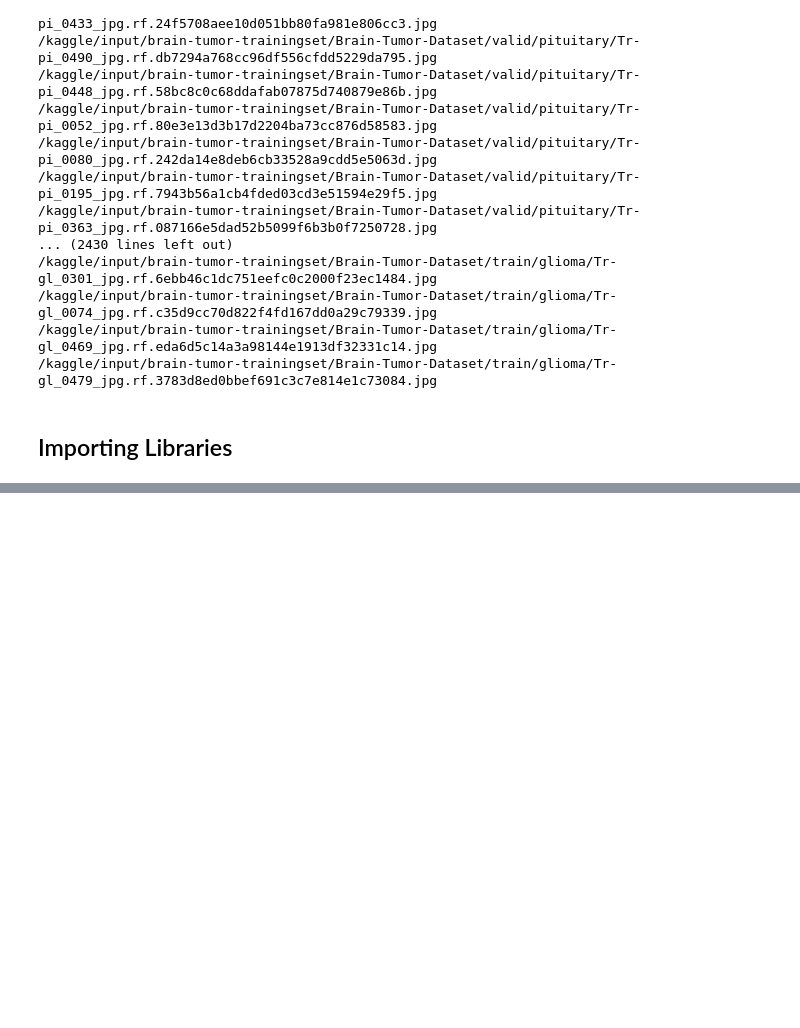
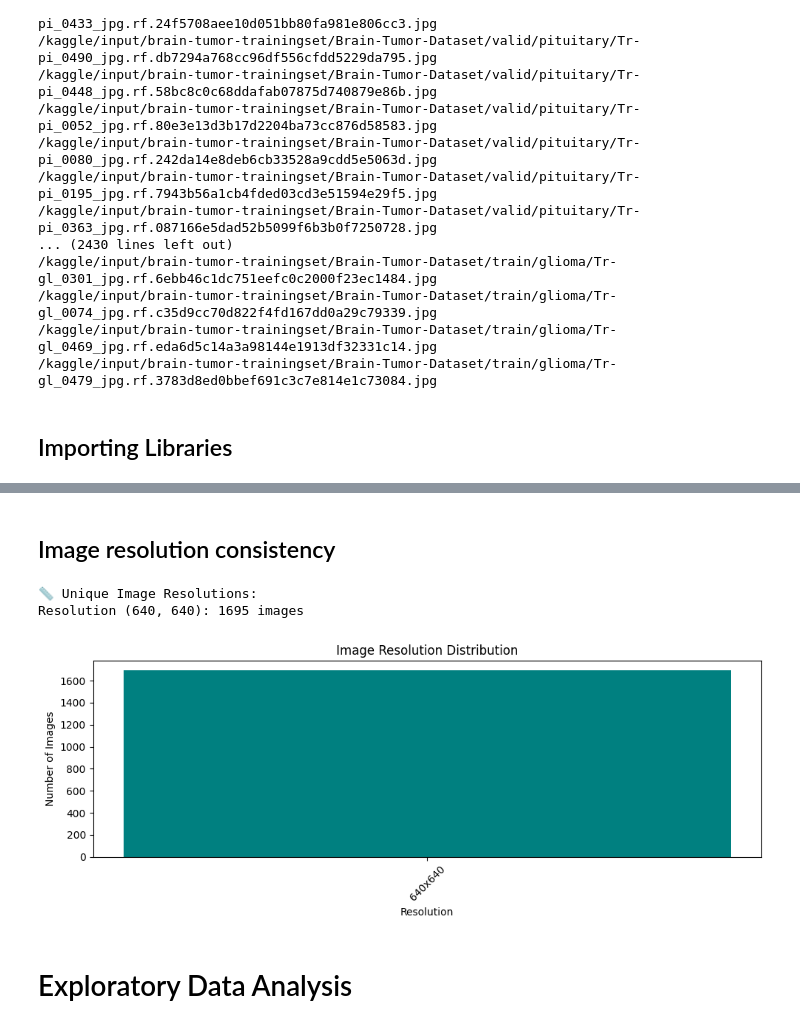
Before and after one commit to Jan2309jr/Brain-Tumor-MRI-Image-Classification, a Jupyter notebook: brain-tumor-detection.ipynb, the cells around one changed output, grey strips where cells are left out. Saved outputs shown, nothing was run; the diff lists cells and outputs as text; code cells hidden in the pictures; blank space fills up the shorter version.

```diff
--- a/brain-tumor-detection.ipynb
+++ b/brain-tumor-detection.ipynb
@@ -79,11 +66,0 @@ E0000 00:00:1752675921.237386      19 cuda_blas.cc:1418] Unable to register cuBL
-# %%
-base_dir = "/kaggle/input/brain-tumor-trainingset/Brain-Tumor-Dataset" #dataset location
-
-for split in ['train', 'valid', 'test']: #splitting based on folders in the dataset
-    print("-------------------")
-    print(f"\nSplit: {split.upper()}\n") #prints folder name
-    for cls in os.listdir(os.path.join(base_dir, split)):
-        cls_path = os.path.join(base_dir, split, cls) #base_dir/split
-        if os.path.isdir(cls_path): #to check if its a folder
-            count = len(os.listdir(cls_path)) #counts no of files (images) in the folder
-            print(f"Class: {cls} — {count} images") #prints the data
@@ -140,0 +175,45 @@ show_sample_images(os.path.join(base_dir, 'train'))
+# %% [markdown]
+## Image resolution consistency
+# %%
+def check_image_resolutions(data_path):
+    resolution_count = defaultdict(int)
+
+    for class_name in os.listdir(data_path):
+        class_path = os.path.join(data_path, class_name)
+        if not os.path.isdir(class_path): continue
+
+        for image_file in os.listdir(class_path):
+            image_path = os.path.join(class_path, image_file)
+            try:
+                with Image.open(image_path) as img:
+                    resolution_count[img.size] += 1  # (width, height)
+            except Exception as e:
+                print(f"Error loading {image_path}: {e}")
+
+    # Print unique resolutions
+    print("\n📏 Unique Image Resolutions:")
+    for res, count in sorted(resolution_count.items(), key=lambda x: -x[1]):
+        print(f"Resolution {res}: {count} images")
+
+    # Plot resolution frequency
+    if resolution_count:
+        labels = [f"{w}x{h}" for (w, h) in resolution_count.keys()]
+        values = list(resolution_count.values())
+
+        plt.figure(figsize=(10, 4))
+        plt.bar(labels, values, color='teal')
+        plt.title("Image Resolution Distribution")
+        plt.xlabel("Resolution")
+        plt.ylabel("Number of Images")
+        plt.xticks(rotation=45)
+        plt.tight_layout()
+        plt.show()
+
+# Example usage:
+check_image_resolutions(train_path)
+# %% [output]
+📏 Unique Image Resolutions:
+Resolution (640, 640): 1695 images
+[figure, added]
+# %% [markdown]
+# Exploratory Data Analysis
```
Also changed, not shown: parts of 14 cells of this notebook.
